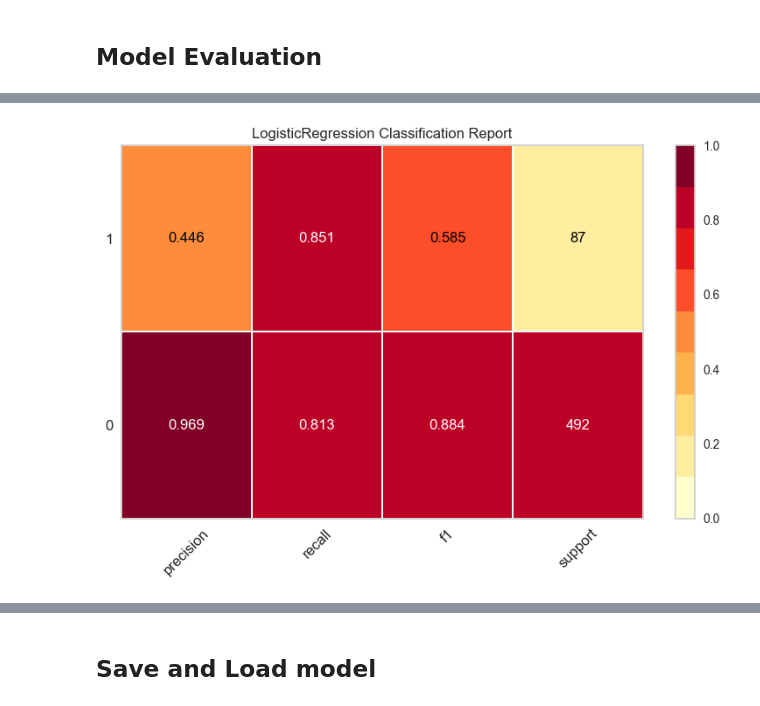
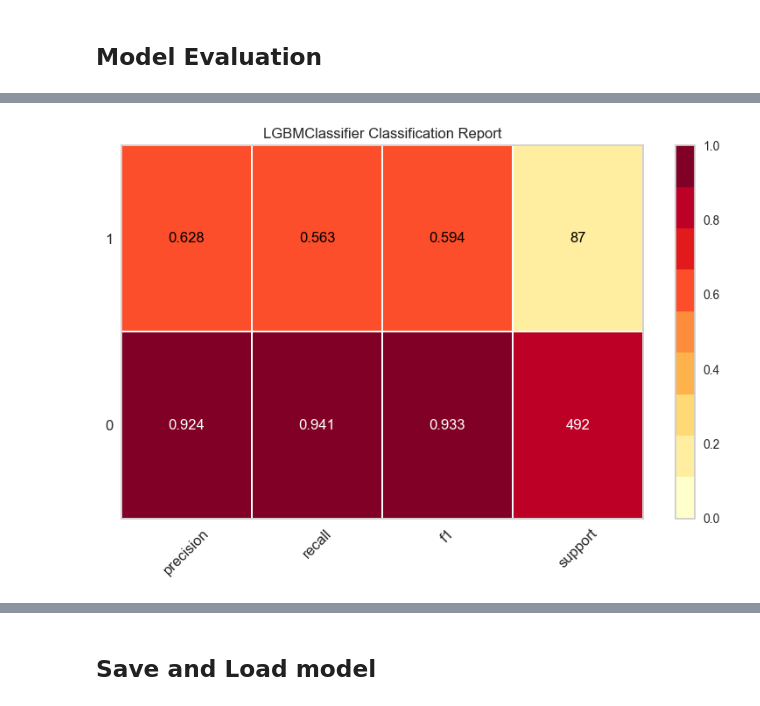
Before and after one commit to gpaschoalinoto/ml_classification_models, a Jupyter notebook: ifood-case-sales-prospecting/ifood_ml_case_pycaret_classification.ipynb, the cells around one changed output, grey strips where cells are left out. Cells and saved outputs as stored; diff of their text form; code cells hidden in the pictures.

Commit message:
iFood case ml classification model using pyCaret

```diff
--- a/ifood-case-sales-prospecting/ifood_ml_case_pycaret_classification.ipynb
+++ b/ifood-case-sales-prospecting/ifood_ml_case_pycaret_classification.ipynb
@@ -454,3 +458,5 @@ LogisticRegression(C=1.0, class_weight=None, dual=False, fit_intercept=True,
                    multi_class='auto', n_jobs=None, penalty='l2',
                    random_state=123, solver='lbfgs', tol=0.0001, verbose=0,
                    warm_start=False)
+# %%
+lgbm = create_model('lightgbm')
@@ -478,0 +482,2 @@ Fitting 10 folds for each of 10 candidates, totalling 100 fits
+# %%
+lgbm = tune_model(lgbm)
@@ -507,6 +538,6 @@ weighted avg       0.89      0.82      0.84       579
 # %%
-plot_model(lr, plot= 'class_report')
+plot_model(lgbm, plot= 'class_report')
 # %% [output]
 [interactive output not drawn]
-[figure, old version]
+[figure, new version]
 # %%
```
Also changed, not shown: parts of 23 cells of this notebook, 2 other files.
